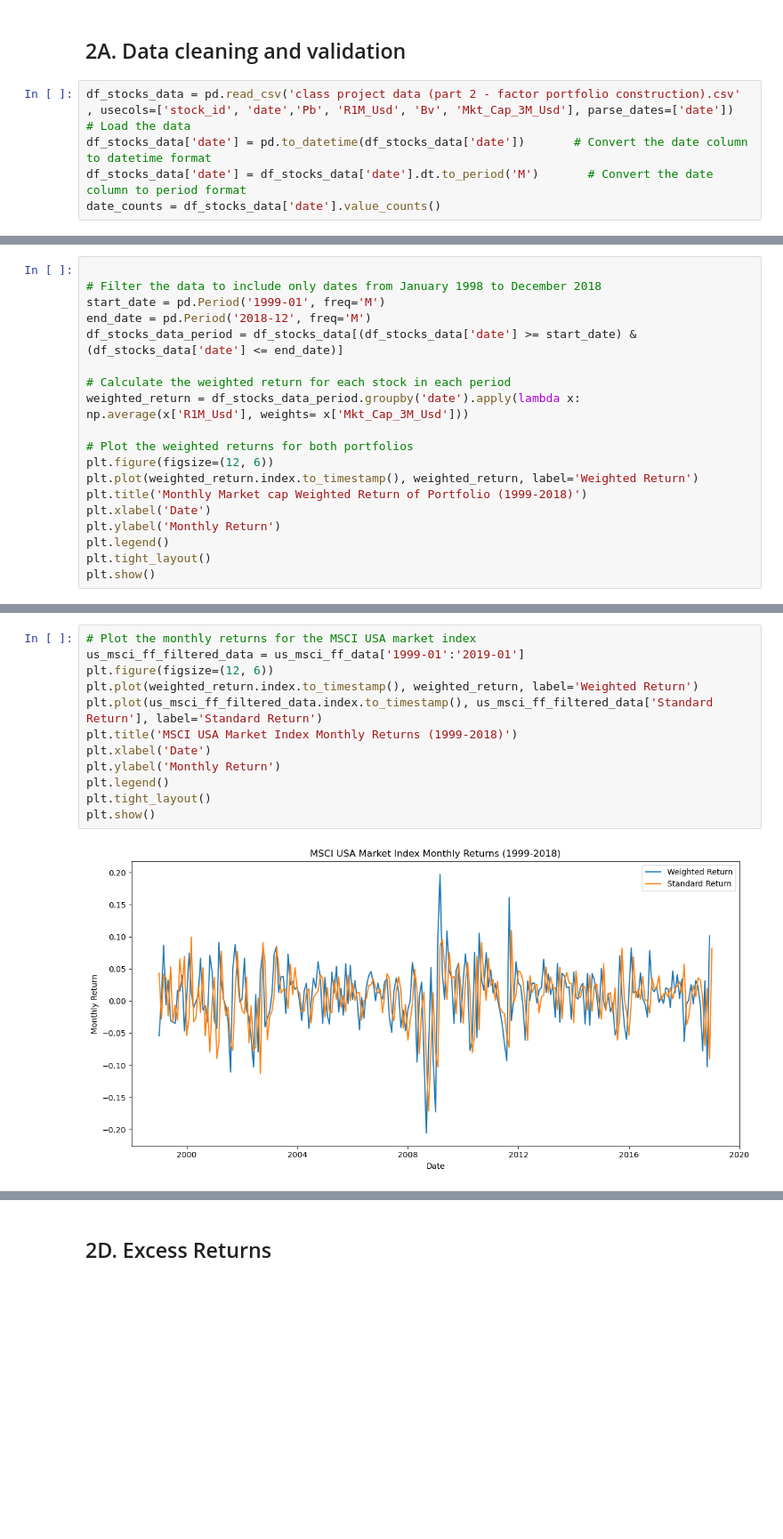
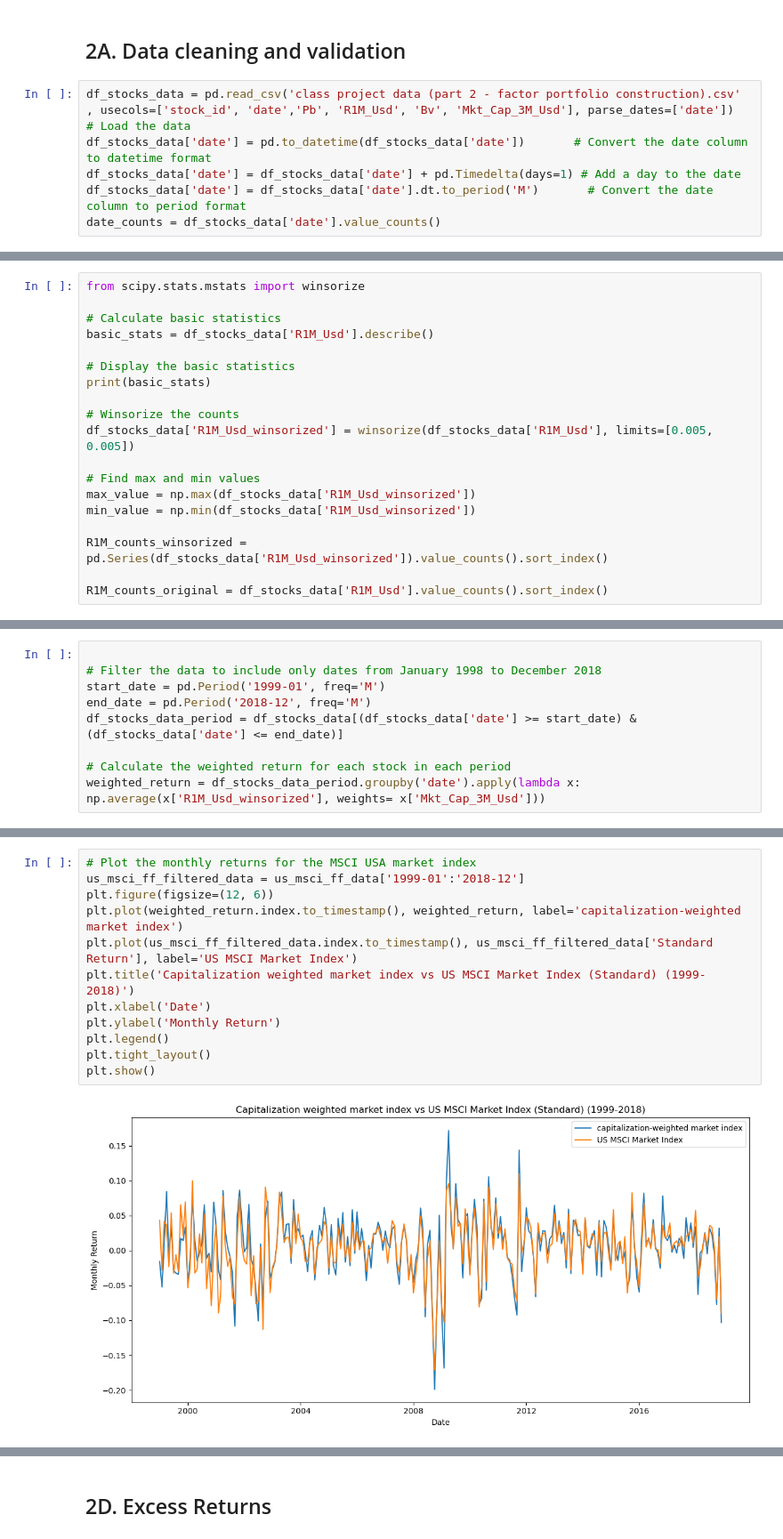
Before and after one commit to KiranReddy0808/FE5108-Portfolio-Theory-and-Investments, a Jupyter notebook: Assignment 3/Q1 & Q2/Assignment3.ipynb, the cells around one changed output, grey strips where cells are left out. Shown at 89% size. Saved outputs shown, nothing was run; the diff lists cells and outputs as text; blank space fills up the shorter version.

```diff
--- a/Assignment 3/Q1 & Q2/Assignment3.ipynb
+++ b/Assignment 3/Q1 & Q2/Assignment3.ipynb
@@ -358,6 +329,7 @@ See the caveats in the documentation: https://pandas.pydata.org/pandas-docs/stab
 # %%
 df_stocks_data = pd.read_csv('class project data (part 2 - factor portfolio construction).csv' , usecols=['stock_id', 'date','Pb', 'R1M_Usd', 'Bv', 'Mkt_Cap_3M_Usd'], parse_dates=['date'])       # Load the data
 df_stocks_data['date'] = pd.to_datetime(df_stocks_data['date'])       # Convert the date column to datetime format
+df_stocks_data['date'] = df_stocks_data['date'] + pd.Timedelta(days=1) # Add a day to the date
 df_stocks_data['date'] = df_stocks_data['date'].dt.to_period('M')       # Convert the date column to period format
 date_counts = df_stocks_data['date'].value_counts()
 # %%
@@ -399,0 +351,19 @@ Month of 2019 March has the lowest count, which is returns of 2019 April.
+# %%
+from scipy.stats.mstats import winsorize
+
+# Calculate basic statistics
+basic_stats = df_stocks_data['R1M_Usd'].describe()
+
+# Display the basic statistics
+print(basic_stats)
+
+# Winsorize the counts
+df_stocks_data['R1M_Usd_winsorized'] = winsorize(df_stocks_data['R1M_Usd'], limits=[0.005, 0.005])
+
+# Find max and min values
+max_value = np.max(df_stocks_data['R1M_Usd_winsorized'])
+min_value = np.min(df_stocks_data['R1M_Usd_winsorized'])
+
+R1M_counts_winsorized = pd.Series(df_stocks_data['R1M_Usd_winsorized']).value_counts().sort_index()
+
+R1M_counts_original = df_stocks_data['R1M_Usd'].value_counts().sort_index()
@@ -555,14 +466,4 @@ end_date = pd.Period('2018-12', freq='M')
 df_stocks_data_period = df_stocks_data[(df_stocks_data['date'] >= start_date) & (df_stocks_data['date'] <= end_date)]
 
 # Calculate the weighted return for each stock in each period
-weighted_return = df_stocks_data_period.groupby('date').apply(lambda x: np.average(x['R1M_Usd'], weights= x['Mkt_Cap_3M_Usd']))
-
-# Plot the weighted returns for both portfolios
-plt.figure(figsize=(12, 6))
-plt.plot(weighted_return.index.to_timestamp(), weighted_return, label='Weighted Return')
-plt.title('Monthly Market cap Weighted Return of Portfolio (1999-2018)')
-plt.xlabel('Date')
-plt.ylabel('Monthly Return')
-plt.legend()
-plt.tight_layout()
-plt.show()
+weighted_return = df_stocks_data_period.groupby('date').apply(lambda x: np.average(x['R1M_Usd_winsorized'], weights= x['Mkt_Cap_3M_Usd']))
@@ -571,14 +470,14 @@ plt.show()
 # %%
 # Plot the monthly returns for the MSCI USA market index
-us_msci_ff_filtered_data = us_msci_ff_data['1999-01':'2019-01']
+us_msci_ff_filtered_data = us_msci_ff_data['1999-01':'2018-12']
 plt.figure(figsize=(12, 6))
-plt.plot(weighted_return.index.to_timestamp(), weighted_return, label='Weighted Return')
-plt.plot(us_msci_ff_filtered_data.index.to_timestamp(), us_msci_ff_filtered_data['Standard Return'], label='Standard Return')
-plt.title('MSCI USA Market Index Monthly Returns (1999-2018)')
+plt.plot(weighted_return.index.to_timestamp(), weighted_return, label='capitalization-weighted market index')
+plt.plot(us_msci_ff_filtered_data.index.to_timestamp(), us_msci_ff_filtered_data['Standard Return'], label='US MSCI Market Index')
+plt.title('Capitalization weighted market index vs US MSCI Market Index (Standard) (1999-2018)')
 plt.xlabel('Date')
 plt.ylabel('Monthly Return')
 plt.legend()
 plt.tight_layout()
 plt.show()
 # %% [output]
-[figure, old version]
+[figure, new version]
```
Also changed, not shown: parts of 26 cells of this notebook.
